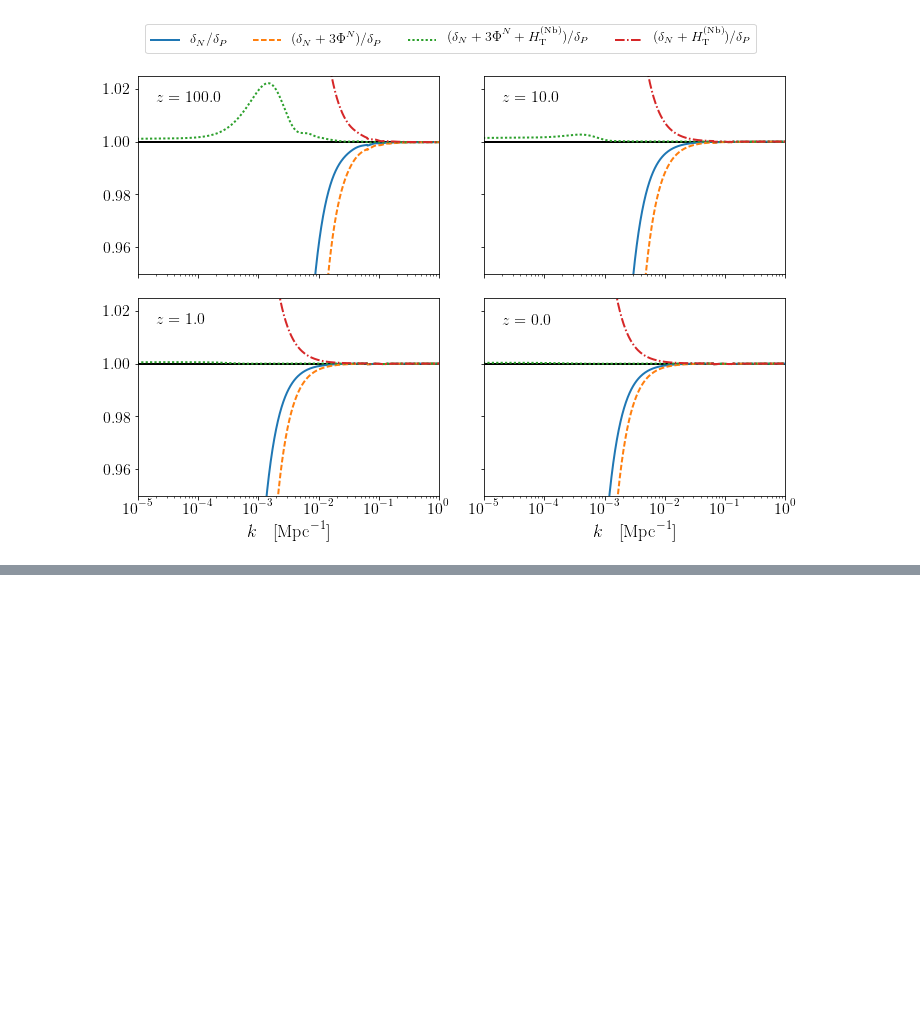
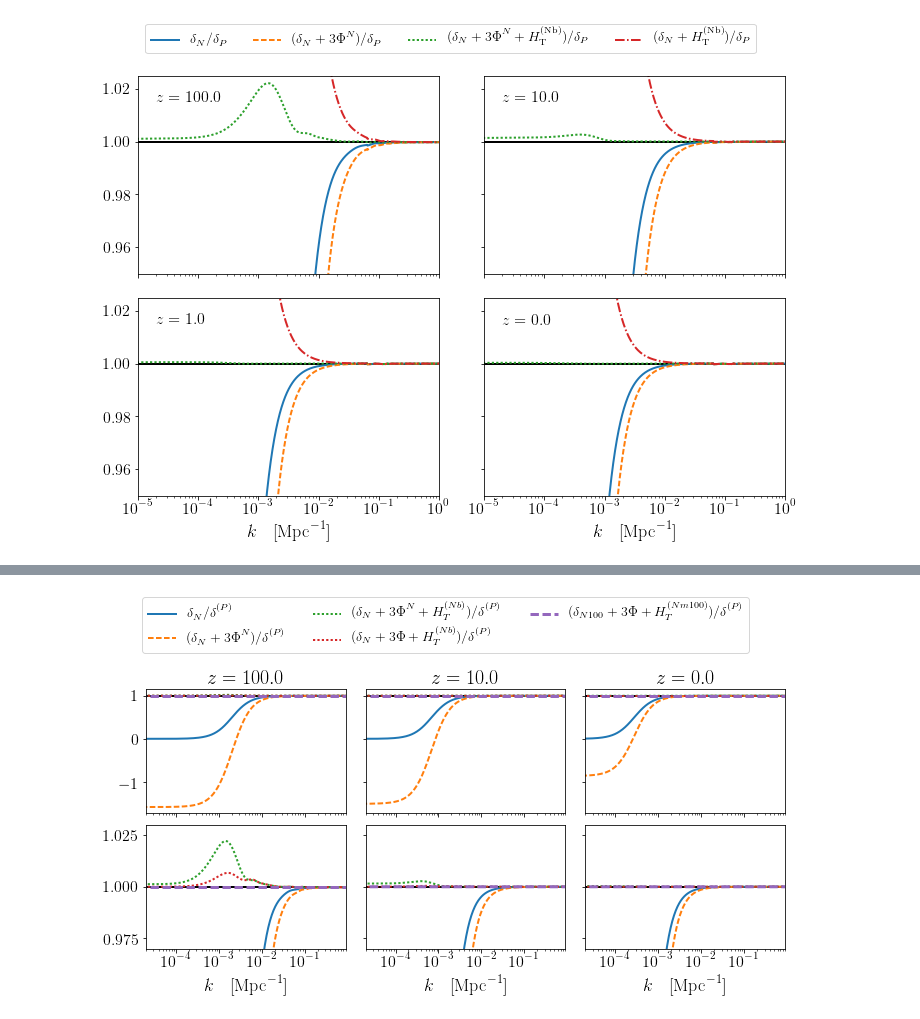
Before and after one commit to ThomasTram/CLASSmods, a Jupyter notebook: WeakFieldPlots.ipynb, the cells around one changed output, grey strips where cells are left out. Drawn from its saved outputs; the diff is of its cells as text; code cells hidden in the pictures; blank space fills up the shorter version.

```diff
--- a/WeakFieldPlots.ipynb
+++ b/WeakFieldPlots.ipynb
@@ -616,0 +618,99 @@ f.savefig('delta_new.pdf')
+# %%
+zvec = z_pk
+zvec = [100.0,10.,0.0]
+
+f, axes = plt.subplots(2,len(zvec),figsize=(10,5),sharex=True,sharey='row')
+tk0 = cosmo.get_transfer(0.)
+bg = cosmo.get_background()
+D = interpolate.UnivariateSpline(1./(1+bg['z']),bg['grow']/bg['grow'][-1],s=0)
+
+Hubble = interpolate.UnivariateSpline(1./(1+bg['z']),bg['H [1/Mpc]'],s=0,k=1)
+Hubble_prime = interpolate.UnivariateSpline(1./(1+bg['z']),bg['H_prime'],s=0,k=1)
+
+
+CHT_grow0 = tk0['delta_Nb']
+CHT_decay0 = tk0['theta_Nb']
+
+for iz, z in enumerate(zvec):
+    a = 1./(1.+z)
+    tk = cosmo.get_transfer(z)
+    k = tk['k (h/Mpc)']*cosmo.h()
+    CHT_grow = tk['delta_Nb']
+    CHT_decay = tk['theta_Nb']
+    H_T_nb = tk['L_prime']
+    L = tk['L']
+    H_T_nm = H_T_nb - k*L
+    H_T_bs = H_T_nb + (CHT_grow-CHT_grow0)*grow_interp_z(z)+(CHT_decay - CHT_decay0)*decay_interp_z(z)
+
+    #delta_N = tk['delta_N']
+    delta_N = (tk0['delta_N']-k*tk0['L'])*D(a)
+    if False:
+        rho_cdm = rho_cdm_interp_z(z)
+        rho_b = rho_b_interp_z(z)
+        rho_g = rho_g_interp_z(z)
+        rho_ur = rho_ur_interp_z(z)
+    else:
+        rho_cdm = bg['(.)rho_cdm'][-1]/a**3
+        rho_b = bg['(.)rho_b'][-1]/a**3
+        rho_g = bg['(.)rho_g'][-1]/a**4
+        rho_ur = bg['(.)rho_ur'][-1]/a**4
+
+    rho_lambda = rho_lambda_interp_z(z)
+    Phi_N = -3./(2.*k**2)*a*a*(rho_cdm+rho_b)*delta_N
+
+    #phi = -3./(2.*k**2)*a*a*(tk['d_tot']*(rho_cdm+rho_b+rho_g+rho_ur)+3*a*Hubble(a)*(rho_cdm+rho_b+4./3.*(rho_g+rho_ur))*tk['t_tot']/k/k)
+    phi = -3./(2.*k**2)*a*a*(tk['d_tot']*(rho_cdm+rho_b+rho_g+rho_ur)+
+                             3*a*cosmo.Hubble(1./a-1.)*(rho_cdm+rho_b+4./3.*(rho_g+rho_ur))*tk['t_tot']/k/k)
+    rho_delta = 0.
+    rho_plus_p_theta =0.
+    rhop={}
+    rhop['cdm'] = [rho_cdm, 0.]
+    rhop['b'] = [rho_b, 0.]
+    rhop['ur'] = [rho_ur, 1./3.*rho_ur]
+    rhop['g'] = [rho_g, 1./3.*rho_g]
+    for species in ['cdm','b','g','ur']:
+        rho_delta += tk['d_'+species]*rhop[species][0]
+        rho_plus_p_theta +=tk['t_'+species]*sum(rhop[species])
+
+    phi = -3./(2.*k**2)*a*a*(rho_delta+3.0*a*cosmo.Hubble(z)*rho_plus_p_theta/k/k)
+    #phi = -3./(2.*k**2)*a*a*(tk['d_tot']*(rho_cdm+rho_b+rho_g+rho_ur)-2*Hubble(a)*Hubble_prime(a)*tk['t_tot']/k/k)
+    #phi = -3./(2.*k**2)*a*a*(tk['d_tot']*(Hubble(a)**2-rho_lambda)-2*Hubble(a)*Hubble_prime(a)*tk['t_tot']/k/k)
+
+    phi_tk = tk['phi']
+    psi_tk = tk['psi']
+
+    #print Hubble(a)**2,phi[100]/Phi_N[100]
+    #print (rho_cdm+rho_b),delta_N[100],tk['d_tot'][100]
+    #print z, (rho_cdm+rho_b)*delta_N[0], rho_g*tk['d_g'][0]
+
+    delta_P = (rho_cdm*tk['d_cdm']+rho_b*tk['d_b'])/(rho_cdm+rho_b)
+
+    for j in range(2):
+        axes[j,iz].axhline(1,ls='-',color='k')
+        #axes[iz].semilogx(k,delta_P/delta_P,label=r'$\delta^{(P)}/\delta^{(P)}$')
+        axes[j,iz].semilogx(k,delta_N/delta_P,label=r'$\delta_N/\delta^{(P)}$')
+        axes[j,iz].semilogx(k,(delta_N+3*Phi_N)/delta_P,label=r'$(\delta_N + 3\Phi^N)/\delta^{(P)}$',ls='--')
+        axes[j,iz].semilogx(k,(delta_N+3*Phi_N+H_T_nb)/delta_P,label=r'$(\delta_N + 3\Phi^N + H_T^{(Nb)})/\delta^{(P)}$',ls=':')
+        axes[j,iz].semilogx(k,(delta_N+3*phi_tk+H_T_nb)/delta_P,label=r'$(\delta_N + 3\Phi + H_T^{(Nb)})/\delta^{(P)}$',ls=':')
+        axes[j,iz].semilogx(k,(tk['delta_N']+3*phi_tk+H_T_nm)/delta_P,label=r'$(\delta_{N100} + 3\Phi + H_T^{(Nm100)})/\delta^{(P)}$',ls='--',lw=3)
+
+    axes[-1,iz].set_xlabel(r'$k\quad[\mathrm{Mpc}^{-1}]$')
+    axes[-1,iz].set_xlim([2e-5,0.9])
+
+    axes[0,iz].set_title(r'$z='+str(z)+'$')
+    #axes[iz,1].set_ylim([0.98,1.05])
+
+#for j in range(2):
+lgd = axes[0,1].legend(loc='upper center',ncol=3,bbox_to_anchor=(0.4,1.8))
+#
+axes[1,0].set_ylim([0.97,1.03])
+#axes[iz,0].set_ylim([-5./3.,7./3.])
+#zoom = 0.02
+#axes[iz,1].set_ylim([1-8./3.*zoom,1+4./3.*zoom])
+
+f.tight_layout()
+f.subplots_adjust(hspace=0.1,wspace=0.1)
+
+f.savefig('delta_new2.pdf',bbox_extra_artists=(lgd,),bbox_inches='tight')
+# %% [output]
+[figure, added]
```
Also changed, not shown: parts of 2 cells of this notebook.
